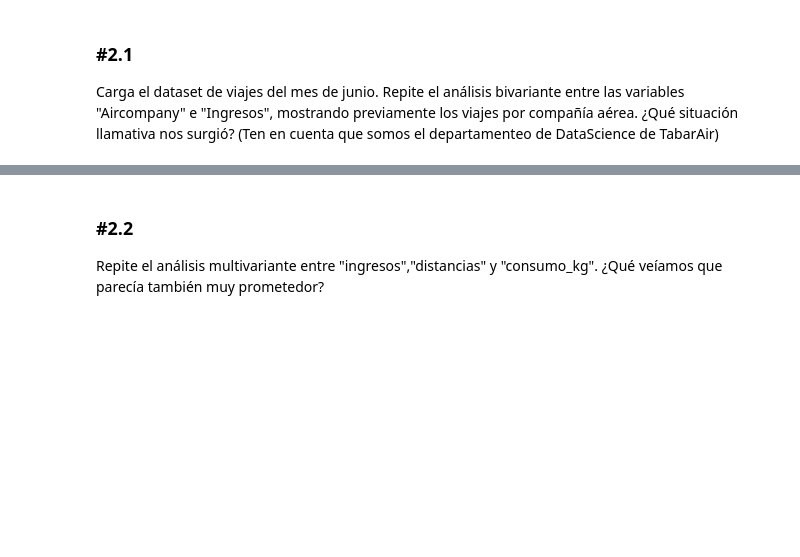
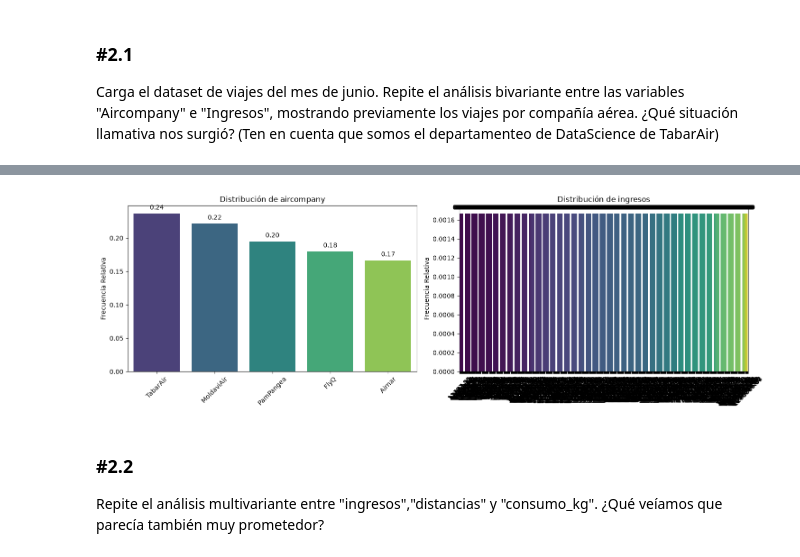
Before and after one commit to bgranda/0926_DS_Beatriz, a Jupyter notebook: 2-Analytics/4-Mates para DS/Ejercicios/Practica_Multivariante.ipynb, the cells around one changed output, grey strips where cells are left out. Saved outputs shown, nothing was run; the diff lists cells and outputs as text; code cells hidden in the pictures; blank space fills up the shorter version.

```diff
--- a/2-Analytics/4-Mates para DS/Ejercicios/Practica_Multivariante.ipynb
+++ b/2-Analytics/4-Mates para DS/Ejercicios/Practica_Multivariante.ipynb
@@ -233,7 +239,7 @@ El objetivo en este caso no es tanto hacer un montón de análisis sino entender
 
 Carga el dataset de viajes del mes de junio. Repite el análisis bivariante entre las variables "Aircompany" e "Ingresos", mostrando previamente los viajes por compañía aérea. ¿Qué situación llamativa nos surgió? (Ten en cuenta que somos el departamenteo de DataScience de TabarAir)
 # %%
-dataset = "DS/data/dataset_viajes_A.csv"
-viajes = pd.read_csv(dataset)
+archivo = r"C:\Users\bgran\REPO_PRUEBA\0926_DS_Profe\0926_DS_Beatriz\2-Analytics\4-Mates para DS\data\dataset_viajes_A.csv"
+viajes = pd.read_csv(archivo)
 viajes
 # %% [output]
@@ -241,3 +259,7 @@ FileNotFoundError: [Errno 2] No such file or directory: 'DS/data/dataset_viajes_
+# %%
+pinta_distribucion_categoricas(viajes,["aircompany","ingresos"], relativa= True, mostrar_valores= True)
+# %% [output]
+[figure, added]
 # %% [markdown]
 ### #2.2
 
```
Also changed, not shown: parts of 22 cells of this notebook, 3 other files.
